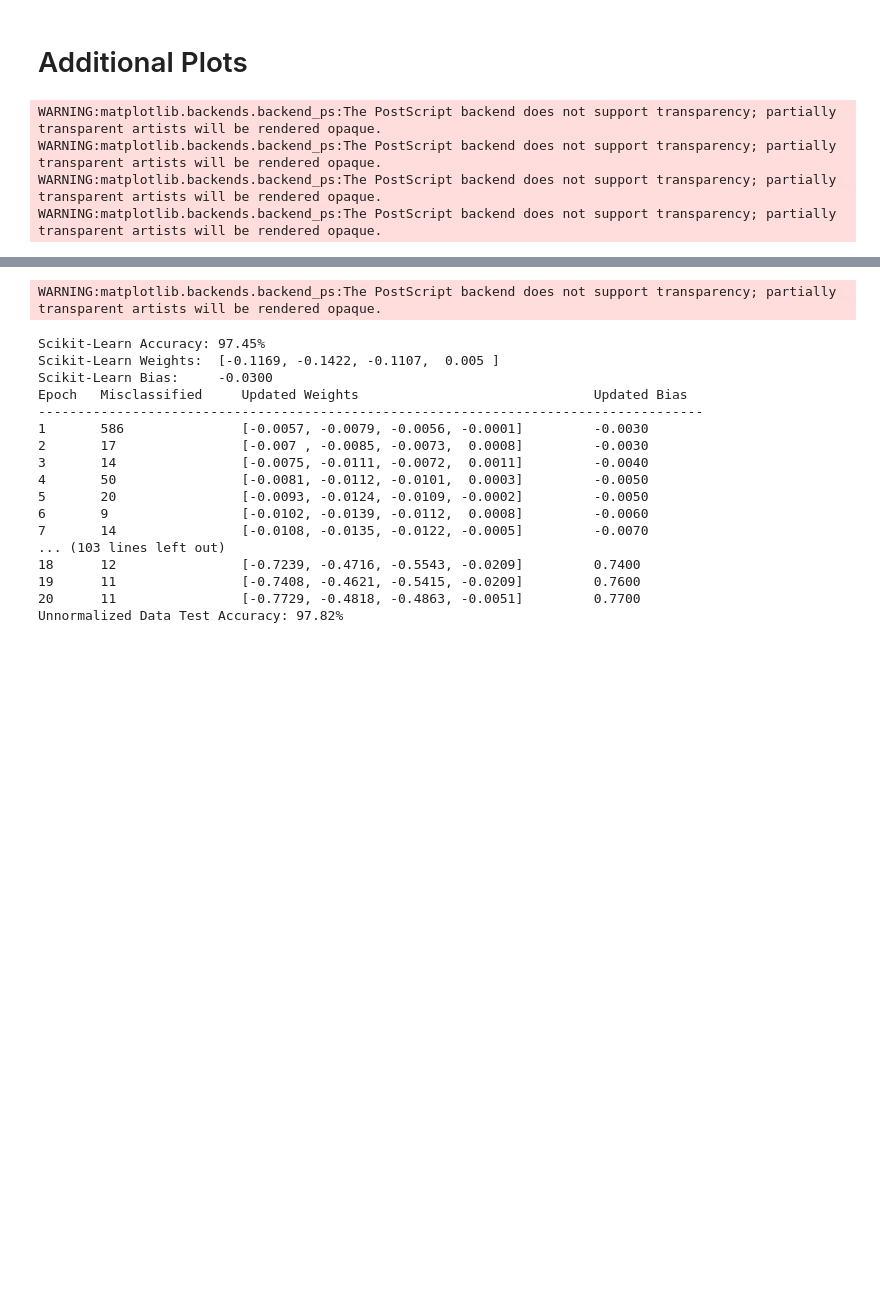
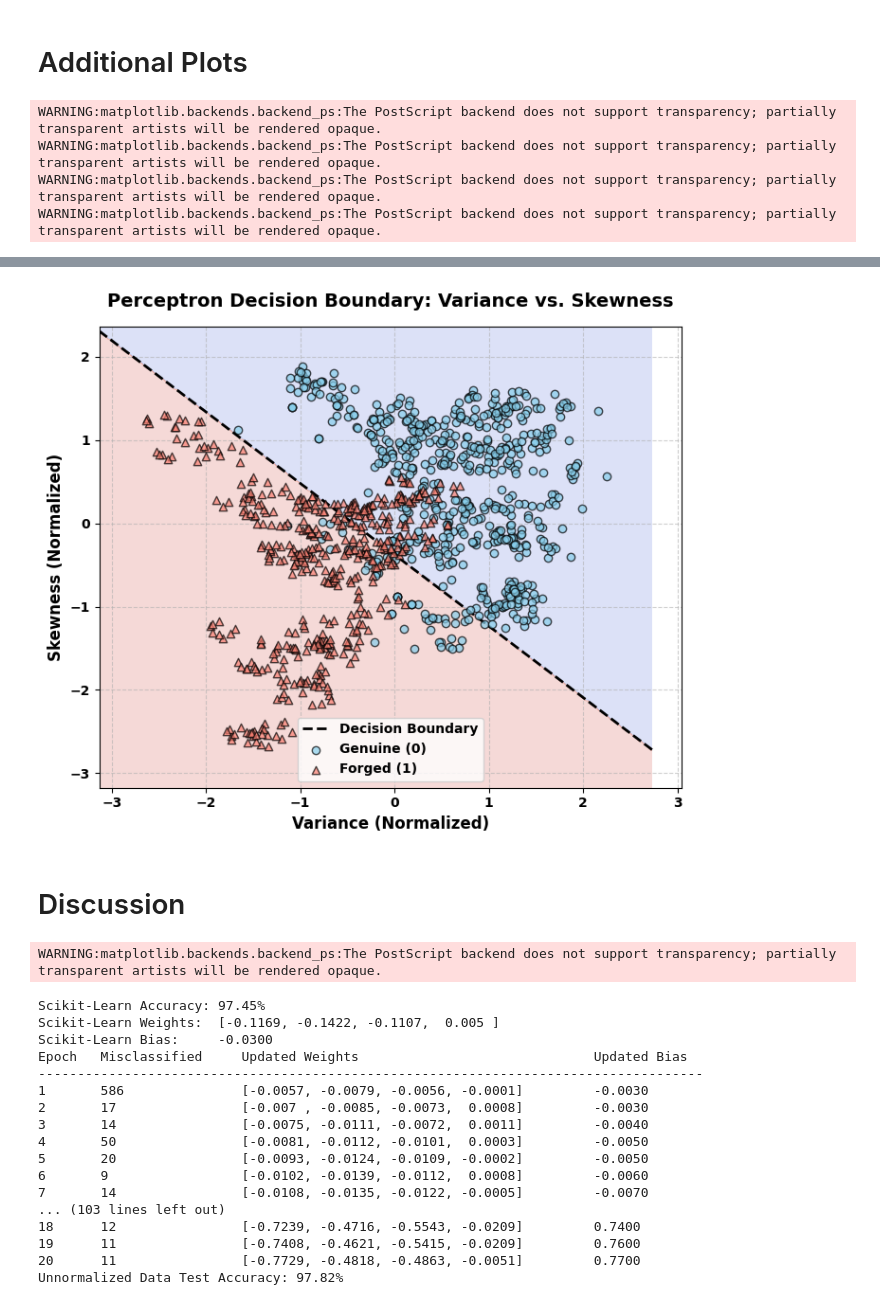
Before and after one commit to Kamlesh-DevOP/deep-learning-lab, a Jupyter notebook: lab-1/Lab1.ipynb, the cells around one changed output, grey strips where cells are left out. Drawn from its saved outputs; the diff is of its cells as text; code cells hidden in the pictures; blank space fills up the shorter version.

Commit message:
lab 3 additional plots added to lab 1's directory

```diff
--- a/lab-1/Lab1.ipynb
+++ b/lab-1/Lab1.ipynb
@@ -543,3 +440,83 @@ WARNING:matplotlib.backends.backend_ps:The PostScript backend does not support t
+# %%
+import numpy as np
+import matplotlib.pyplot as plt
+
+# Global styling for crisp academic plots
+plt.rcParams['font.weight'] = 'bold'
+plt.rcParams['axes.labelweight'] = 'bold'
+plt.rcParams['axes.titleweight'] = 'bold'
+
+def plot_decision_boundary(X, y, model, x_index=0, y_index=1):
+    # Extract variance and skewness features from the dataset
+    X_plot = X[:, [x_index, y_index]]
+    y_plot = y.astype(int).ravel()
+
+    # Set up the figure window dimensions
+    plt.figure(figsize=(7, 6))
+
+    # Create spatial limits with padding around maximum and minimum data bounds
+    x_min, x_max = X_plot[:, 0].min() - 0.5, X_plot[:, 0].max() + 0.5
+    y_min, y_max = X_plot[:, 1].min() - 0.5, X_plot[:, 1].max() + 0.5
+    xx, yy = np.meshgrid(np.arange(x_min, x_max, 0.02),
+                         np.arange(y_min, y_max, 0.02))
+
+    # Build the complete dummy input feature array for model compatibility
+    num_samples_grid = xx.ravel().shape[0]
+    num_features_total = X.shape[1]
+    full_grid_data = np.zeros((num_samples_grid, num_features_total))
+    full_grid_data[:, x_index] = xx.ravel()
+    full_grid_data[:, y_index] = yy.ravel()
+
+    # Calculate model output predictions over the mesh grid area
+    Z = model.predict(full_grid_data)
+    Z = Z.reshape(xx.shape)
+
+    # Render the background classification regions first
+    plt.contourf(xx, yy, Z, alpha=0.2, cmap='coolwarm', zorder=1)
+
+    # Compute mathematical decision line elements where net input is zero
+    w_x = model.weights[x_index]
+    w_y = model.weights[y_index]
+    b = model.bias
+
+    if np.abs(w_y) > 1e-9:
+        boundary_x = np.array([x_min, x_max])
+        boundary_y = -(boundary_x * w_x + b) / w_y
+        plt.plot(boundary_x, boundary_y, color='black', linestyle='--', linewidth=2, label='Decision Boundary', zorder=2)
+
+    # Isolate sample rows matching each class definition
+    genuine_indices = np.where(y_plot == 0)[0]
+    forged_indices = np.where(y_plot == 1)[0]
+
+    # Draw individual dataset points layered directly over the background
+    plt.scatter(X_plot[genuine_indices, 0], X_plot[genuine_indices, 1],
+                color='skyblue', label='Genuine (0)', alpha=0.7, edgecolor='k', marker='o', zorder=3)
+    plt.scatter(X_plot[forged_indices, 0], X_plot[forged_indices, 1],
+                color='salmon', label='Forged (1)', alpha=0.7, edgecolor='k', marker='^', zorder=4)
+
+    # Apply polished labels and legends to the window frame
+    plt.xlabel('Variance (Normalized)', fontweight='bold', fontsize=12)
+    plt.ylabel('Skewness (Normalized)', fontweight='bold', fontsize=12)
+    plt.xticks(fontweight='bold')
+    plt.yticks(fontweight='bold')
+    plt.title('Perceptron Decision Boundary: Variance vs. Skewness', fontweight='bold', fontsize=14, pad=15)
+    plt.legend(frameon=True, fontsize=10, loc='best')
+    plt.grid(True, linestyle='--', alpha=0.6)
+
+    # Draw layout elements and display immediately inside notebook environment
+    plt.tight_layout()
+    plt.show()
+
+# Cast dataframe variables into basic array formats
+X_train_np = X_train.to_numpy()
+y_train_np = y_train.to_numpy()
+
+# Initialize visualization targeting column index 0 and 1
+plot_decision_boundary(X_train_np, y_train_np, model, x_index=0, y_index=1)
+# %% [output]
+[figure, added]
+# %% [markdown]
+# Discussion
 # %%
 import numpy as np
 import matplotlib.pyplot as plt
```
Also changed, not shown: parts of 7 cells of this notebook, 1 other file.
